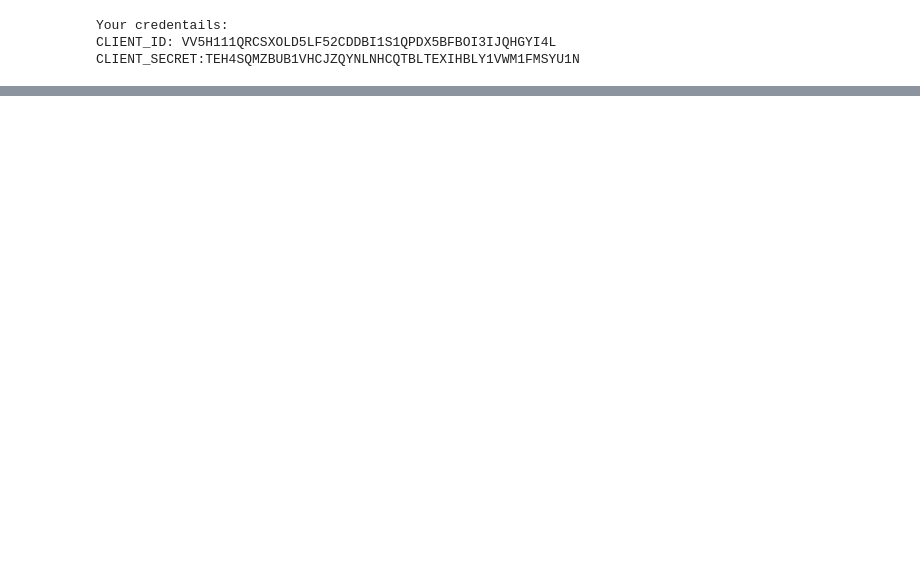
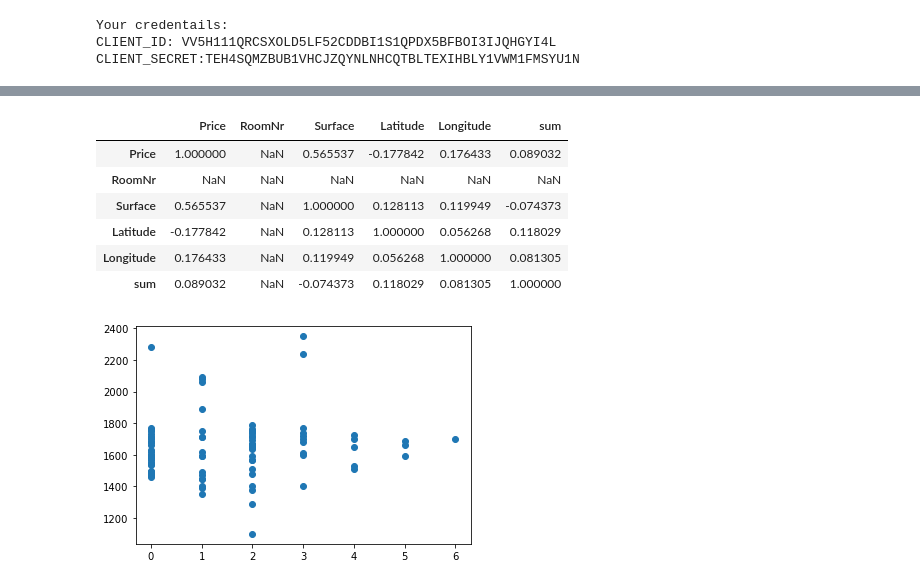
Before and after one commit to kesslmar/Coursera_Capstone, a Jupyter notebook: Battle_of_Neighbors_Capstone.ipynb, the cells around one changed output, grey strips where cells are left out. Drawn from its saved outputs; the diff is of its cells as text; code cells hidden in the pictures; blank space fills up the shorter version.

```diff
--- a/Battle_of_Neighbors_Capstone.ipynb
+++ b/Battle_of_Neighbors_Capstone.ipynb
@@ -209,0 +152,21 @@ onehot
+# %%
+#onehot.to_csv('300_onehot.csv')
+onehot = pd.read_csv('300_onehot.csv')
+# %%
+pois = [
+    'Bus Station',
+    'Bus Stop',
+    'Convenience Store',
+    'Discount Store',
+    'Grocery Store',
+    'Light Rail Station',
+    #'Market',
+    'Shopping Mall',
+    'Supermarket',
+    'Train Station'
+]
+
+#onehot.set_index('ID', inplace=True)
+onehot = onehot[pois]
+onehot['sum'] = onehot.sum(axis=1)
+onehot
@@ -209,0 +188,7 @@ onehot
+# %%
+#data = pd.read_csv('300_onehot.csv')
+#data.set_index('ID', inplace=True)
+data = onehot
+# %%
+gsample = sample.groupby('Id').sum()
+gsample
@@ -209,0 +210,18 @@ onehot
+# %%
+joined_df = gsample.join(data['sum'], how='right')
+
+#filter = (joined_df['Surface'] <= 90) & (joined_df['Surface'] >= 80)
+filter = joined_df['RoomNr'] == 3.5
+filtered_df = joined_df[filter]
+
+plt.scatter(filtered_df['sum'], filtered_df['Price'])
+filtered_df.corr()
+# %% [output]
+|  | Price | RoomNr | Surface | Latitude | Longitude | sum |
+| Price | 1.000000 | NaN | 0.565537 | -0.177842 | 0.176433 | 0.089032 |
+| RoomNr | NaN | NaN | NaN | NaN | NaN | NaN |
+| Surface | 0.565537 | NaN | 1.000000 | 0.128113 | 0.119949 | -0.074373 |
+| Latitude | -0.177842 | NaN | 0.128113 | 1.000000 | 0.056268 | 0.118029 |
+| Longitude | 0.176433 | NaN | 0.119949 | 0.056268 | 1.000000 | 0.081305 |
+| sum | 0.089032 | NaN | -0.074373 | 0.118029 | 0.081305 | 1.000000 |
+[figure, added]
```
Also changed, not shown: parts of 12 cells of this notebook, 12 other files.
